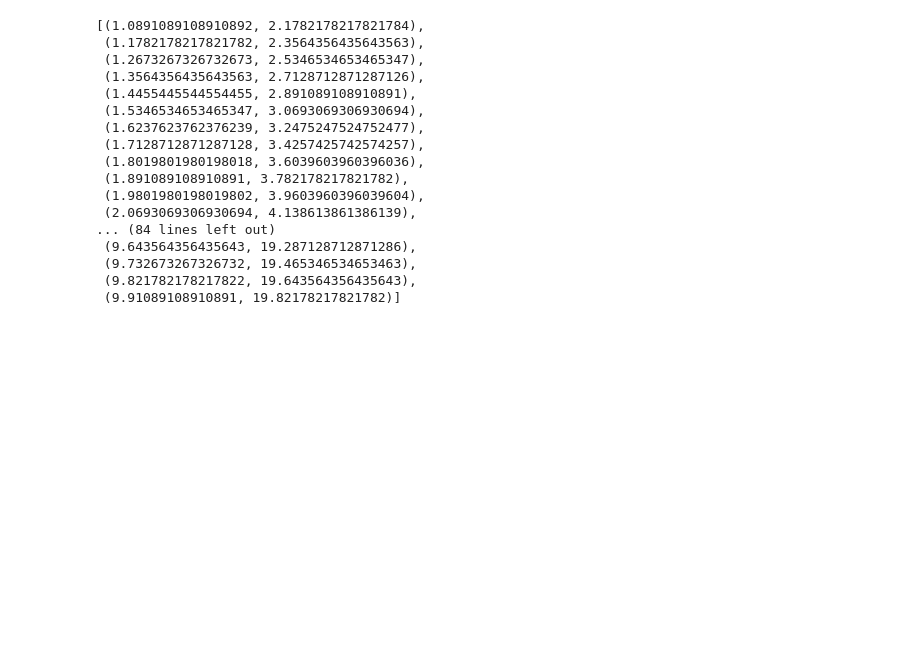
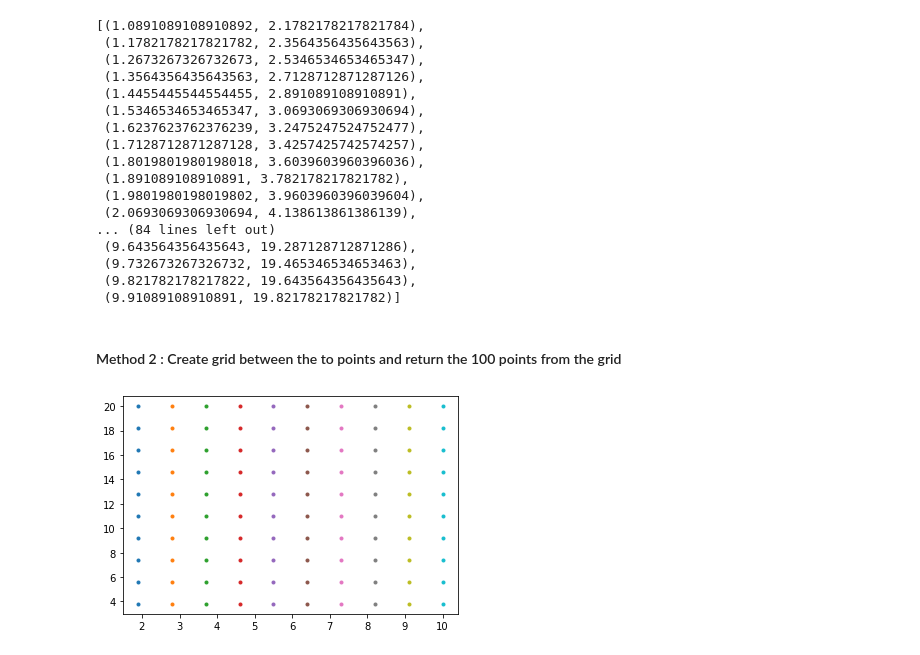
Before and after one commit to DSTeam-Flarminds/Coding-Practice, a Jupyter notebook: Onkar/N_points_between_given_two_points.ipynb, the cells around one changed output. Cells and saved outputs as stored; diff of their text form; code cells hidden in the pictures; blank space fills up the shorter version.

```diff
--- a/Onkar/N_points_between_given_two_points.ipynb
+++ b/Onkar/N_points_between_given_two_points.ipynb
@@ -40,3 +44,16 @@ display(points)
  (9.732673267326732, 19.465346534653463),
  (9.821782178217822, 19.643564356435643),
  (9.91089108910891, 19.82178217821782)]
+# %% [markdown]
+#### Method 2 : Create grid between the to points and return the 100 points from the grid
+# %%
+N_sqrt = int(math.sqrt(100))
+X = np.linspace(1, 10, N_sqrt+1)[1:]
+Y = np.linspace(2, 20, N_sqrt+1)[1:]
+x,y = np.meshgrid(X, Y)
+fig = plt.figure()
+ax = fig.add_subplot(111)
+ax.plot(x, y, ls="None", marker=".")
+plt.show()
+# %% [output]
+[figure, added]
```
Also changed, not shown: parts of 6 cells of this notebook, 1 other file.
